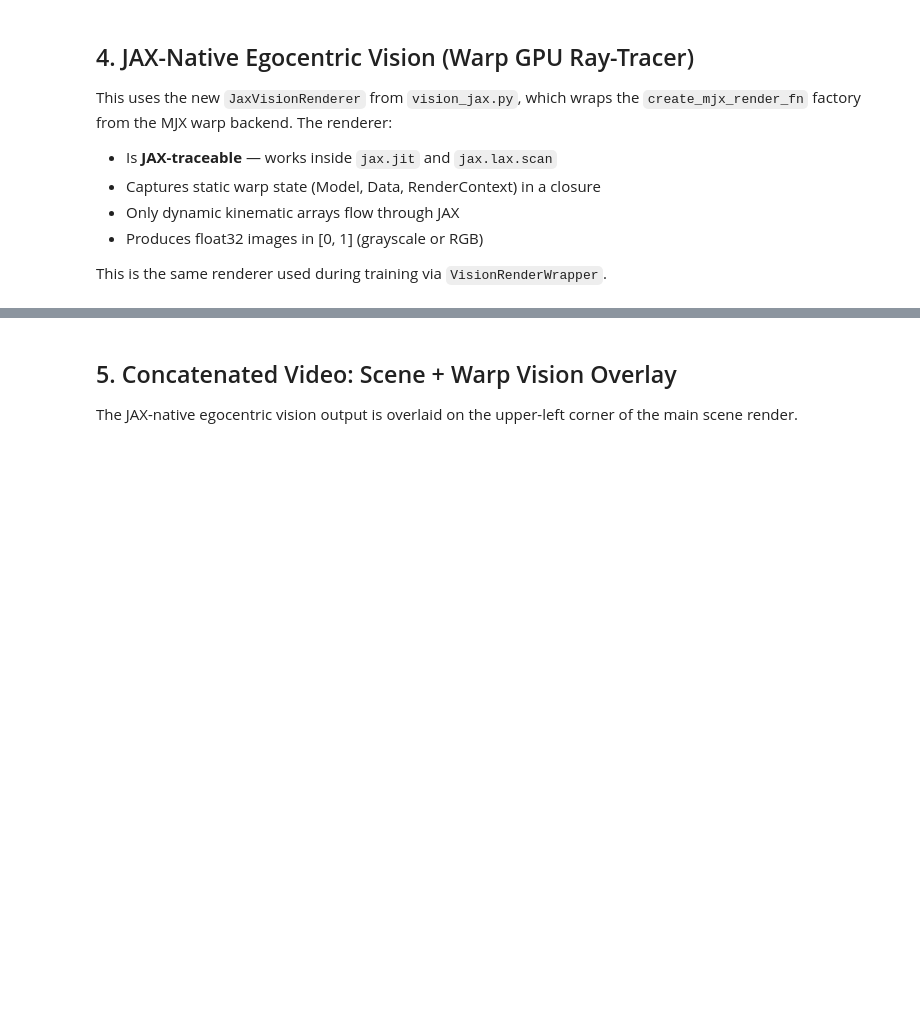
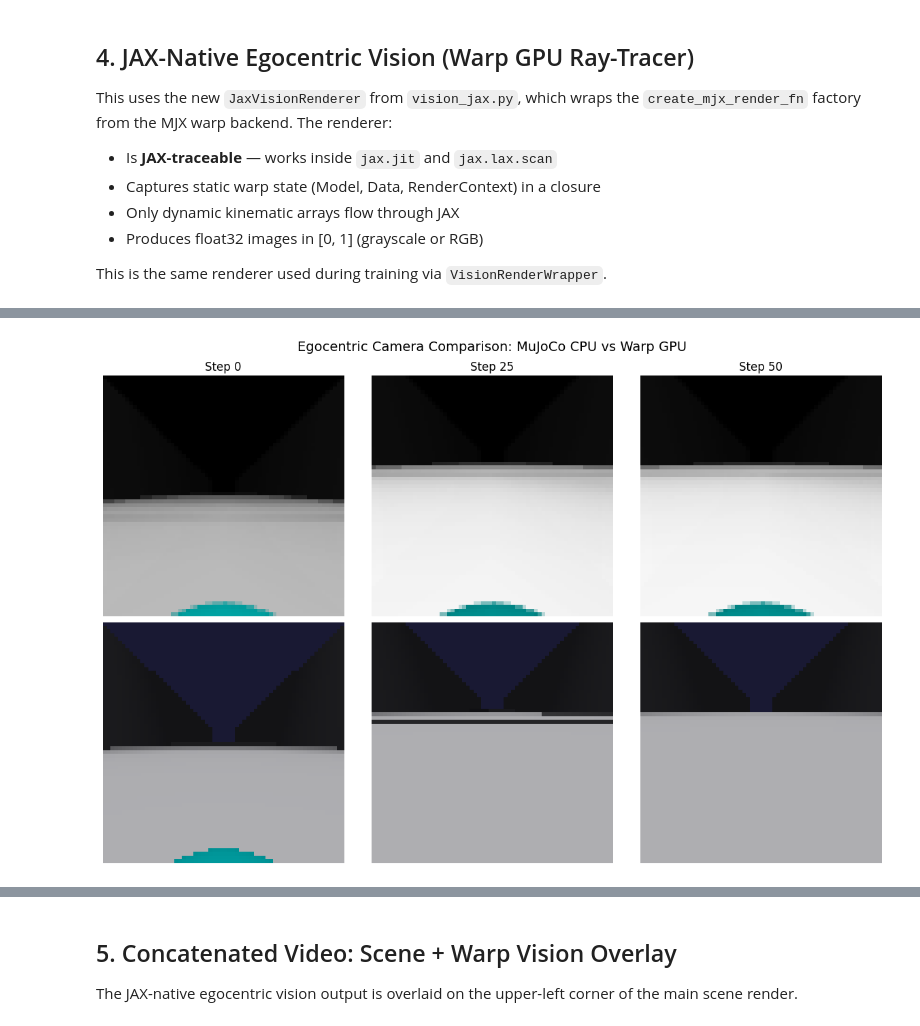
Before and after one commit to talmolab/vnl-playground, a Jupyter notebook: notebooks/run_gap_visualization.ipynb, the cells around one changed output, grey strips where cells are left out. Drawn from its saved outputs; the diff is of its cells as text; code cells hidden in the pictures; blank space fills up the shorter version.

```diff
--- a/notebooks/run_gap_visualization.ipynb
+++ b/notebooks/run_gap_visualization.ipynb
@@ -174,7 +307,6 @@ This uses the new `JaxVisionRenderer` from `vision_jax.py`, which wraps the
 This is the same renderer used during training via `VisionRenderWrapper`.
 # %%
 from vnl_playground.tasks.rodent.vision_jax import JaxVisionRenderer
-from mujoco.mjx.warp import render_jax
 
 # Create renderer for batched MJX rollout
 # nworld=1 since our rollout is single-world
@@ -183,13 +315,16 @@ WIDTH, HEIGHT = 64, 64
 
 vision_renderer = JaxVisionRenderer(
     mj_model=mj_model,
+    mjx_model=env.mjx_model,
     nworld=NWORLD,
     width=WIDTH,
     height=HEIGHT,
     grayscale=False,  # RGB for visualization
+    render_depth=True,
+    use_shadows=True,
+    use_textures=True,
     camera_name="egocentric-rodent",
 )
 
 print(f"JaxVisionRenderer initialized: {NWORLD} world(s), {WIDTH}x{HEIGHT}")
 print(f"Vision shape: {vision_renderer.vision_shape}")
-print(f"Render info: {vision_renderer.info}")
@@ -246,34 +427,37 @@ plt.show()
 # %%
 # Compare: MuJoCo CPU renderer vs JAX-native Warp renderer (egocentric camera)
 mj_data_cmp = mujoco.MjData(mj_model)
 renderer_cmp = mujoco.Renderer(mj_model, height=HEIGHT, width=WIDTH)
 
 compare_indices = [0, len(rollout_states) // 4, len(rollout_states) // 2]
 fig, axes = plt.subplots(2, len(compare_indices), figsize=(4 * len(compare_indices), 8))
 
 for col, idx in enumerate(compare_indices):
     state = rollout_states[idx]
     mj_data_cmp.qpos = np.array(state.data.qpos)
     mujoco.mj_forward(mj_model, mj_data_cmp)
 
     # Row 0: MuJoCo CPU renderer (egocentric camera)
     renderer_cmp.update_scene(mj_data_cmp, camera="egocentric-rodent")
     axes[0, col].imshow(renderer_cmp.render().copy())
     axes[0, col].set_title(f"Step {idx}")
     axes[0, col].axis("off")
 
     # Row 1: JAX-native Warp renderer (same state)
-    warp_img = render_from_data(state.data)  # (1, H, W, 3)
-    axes[1, col].imshow(np.array(warp_img[0]))
+    result = render_from_data(state.data)
+    warp_img = result[0] if isinstance(result, tuple) else result
+    axes[1, col].imshow(np.array(warp_img))
     axes[1, col].axis("off")
 
 axes[0, 0].set_ylabel("MuJoCo CPU\nRenderer", fontsize=11)
 axes[1, 0].set_ylabel("Warp GPU\n(JAX-native)", fontsize=11)
 plt.suptitle("Egocentric Camera Comparison: MuJoCo CPU vs Warp GPU", fontsize=14)
 plt.tight_layout()
 plt.show()
 
 renderer_cmp.close()
+# %% [output]
+[figure, added]
 # %%
 # Show vision as video
 vision_uint8 = [np.clip(f * 255, 0, 255).astype(np.uint8) for f in vision_images]
```
Also changed, not shown: parts of 16 cells of this notebook, 15 other files.
